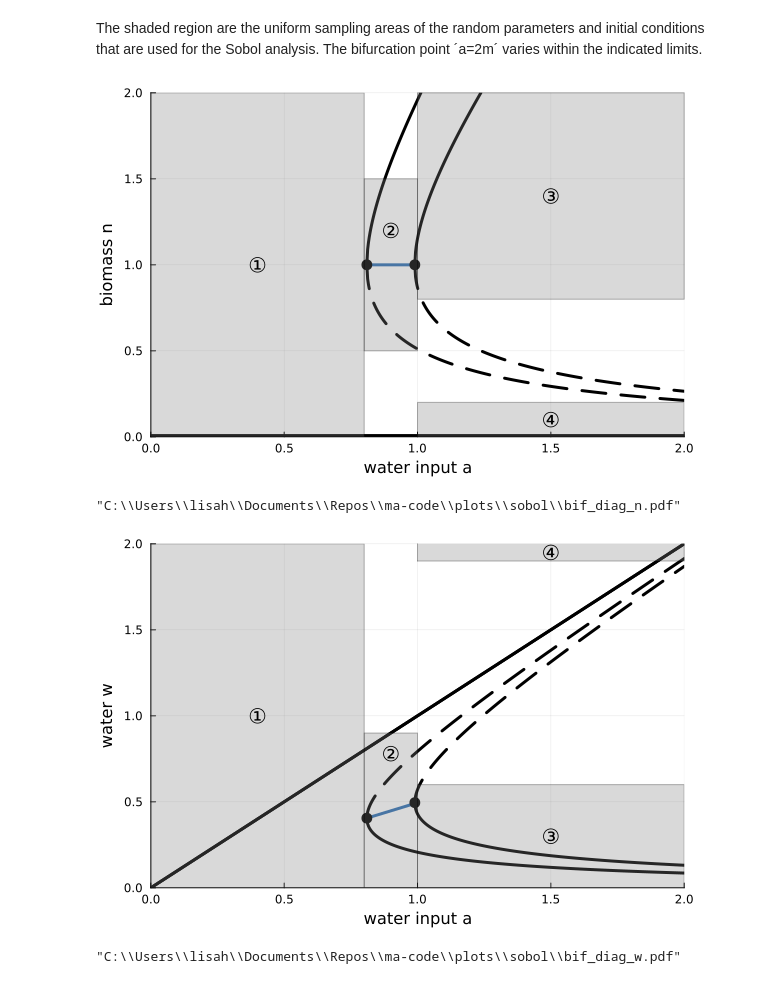
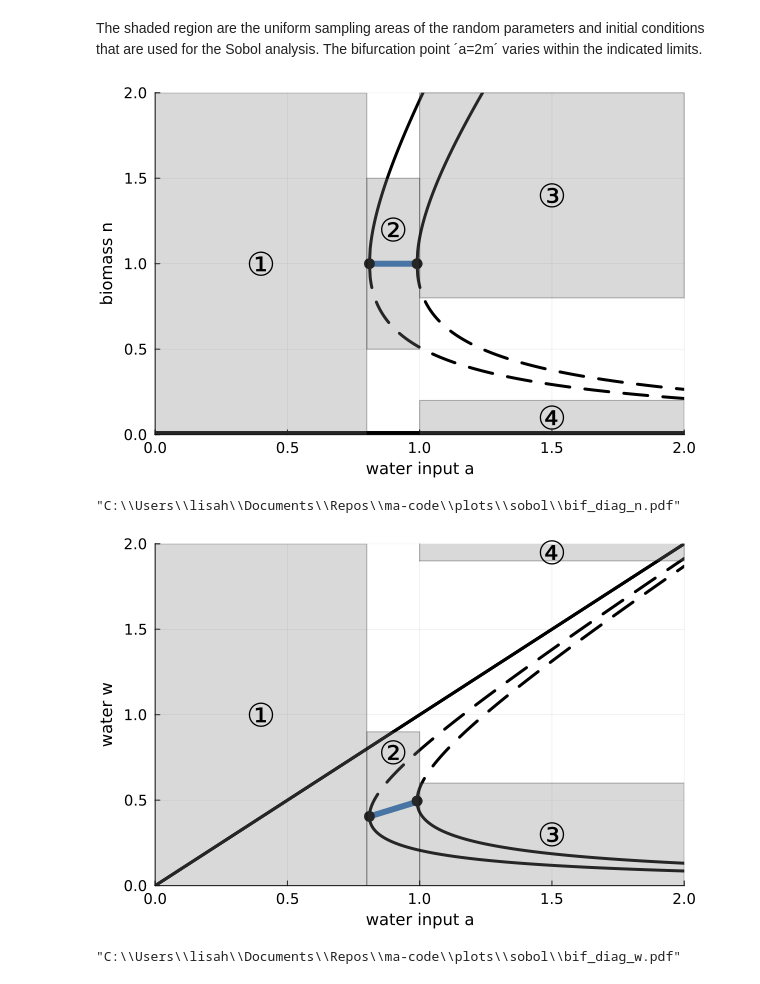
Before and after one commit to lisab00/ma-code, a Jupyter notebook: notebooks/playground/bifurcation_diagrams.ipynb, the cells around one changed output. Cells and saved outputs as stored; diff of their text form; code cells hidden in the pictures.

Commit message:
increase label size

```diff
--- a/notebooks/playground/bifurcation_diagrams.ipynb
+++ b/notebooks/playground/bifurcation_diagrams.ipynb
@@ -36,18 +36,18 @@ bif_plot(0.45, "w")
 # %% [markdown]
 The shaded region are the uniform sampling areas of the random parameters and initial conditions that are used for the Sobol analysis. The bifurcation point ´a=2m´ varies within the indicated limits.
 # %%
-plot([0.81, 1.0], [1, 1], color="#3070B3", lw=3, label="")
+plot([0.81, 1.0], [1, 1], color="#3070B3", lw=6, label="")
 bif_plot!(0.405, "n"), bif_plot!(0.495, "n")
 plot!(Shape([1, 2, 2, 1], [0, 0, 0.2, 0.2]), color=:gray, alpha=0.3, label="")
 plot!(Shape([1, 2, 2, 1], [0.8, 0.8, 2.0, 2.0]), color=:gray, alpha=0.3, label="")
 plot!(Shape([0.8, 1.0, 1.0, 0.8], [0.5, 0.5, 1.5, 1.5]), color=:gray, alpha=0.3, label="")
 plot!(Shape([0, 0.8, 0.8, 0],[0, 0, 2, 2]), color=:gray, alpha=0.3, label="")
 
 
-annotate!(1.5, 0.1, text("④", :black, 14, :center))  # for region 1
-annotate!(1.5, 1.4, text("③", :black, 14, :center))  # for region 2
-annotate!(0.9, 1.2, text("②", :black, 14, :center))
-annotate!(0.4, 1.0, text("①", :black, 14, :center))
+annotate!(1.5, 0.1, text("④", :black, 22, :center))
+annotate!(1.5, 1.4, text("③", :black, 22, :center))
+annotate!(0.9, 1.2, text("②", :black, 22, :center))
+annotate!(0.4, 1.0, text("①", :black, 22, :center))
 # %% [output]
-[figure, old version]
+[figure, new version]
 # %%
@@ -55,17 +55,17 @@ annotate!(0.4, 1.0, text("①", :black, 14, :center))
 # %% [output]
 "C:\\Users\\lisah\\Documents\\Repos\\ma-code\\plots\\sobol\\bif_diag_n.pdf"
 # %%
-plot([0.81, 1.0], [0.405, 0.495], color="#3070B3", lw=3, label="")
+plot([0.81, 1.0], [0.405, 0.495], color="#3070B3", lw=6, label="")
 bif_plot!(0.405, "w"), bif_plot!(0.495, "w")
 plot!(Shape([1, 2, 2, 1], [1.9, 1.9, 3, 3]), color=:gray, alpha=0.3, label="")
 plot!(Shape([1, 2, 2, 1], [0, 0, 0.6, 0.6]), color=:gray, alpha=0.3, label="")
 plot!(Shape([0.8, 1.0, 1.0, 0.8], [0, 0, 0.9, 0.9]), color=:gray, alpha=0.3, label="")
 plot!(Shape([0, 0.8, 0.8, 0],[0, 0, 2, 2]), color=:gray, alpha=0.3, label="")
 
-annotate!(1.5, 1.95, text("④", :black, 14, :center))
-annotate!(1.5, 0.3, text("③", :black, 14, :center))
-annotate!(0.9, 0.78, text("②", :black, 14, :center))
-annotate!(0.4, 1.0, text("①", :black, 14, :center))
+annotate!(1.5, 1.95, text("④", :black, 22, :center))
+annotate!(1.5, 0.3, text("③", :black, 22, :center))
+annotate!(0.9, 0.78, text("②", :black, 22, :center))
+annotate!(0.4, 1.0, text("①", :black, 22, :center))
 # %% [output]
-[figure, old version]
+[figure, new version]
 # %%
```
Also changed, not shown: parts of 6 cells of this notebook.
